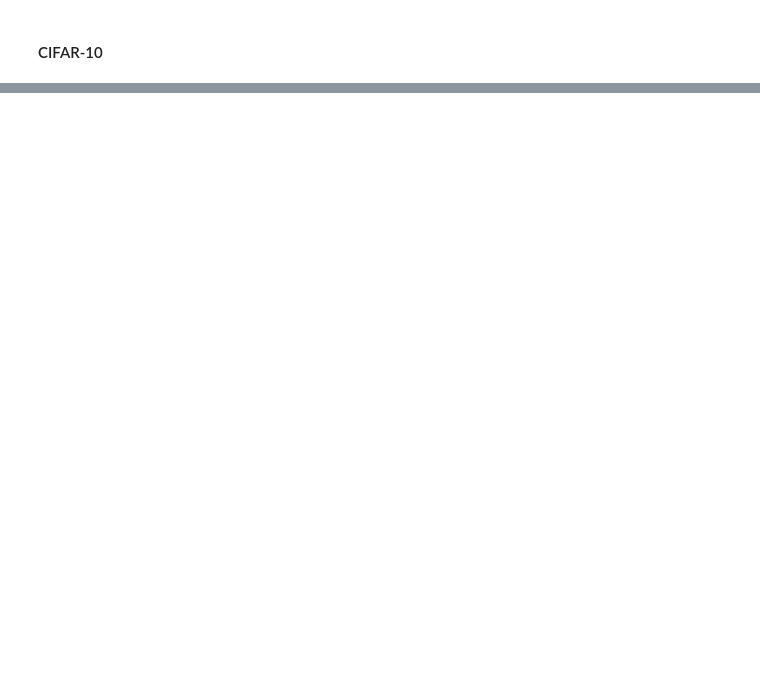
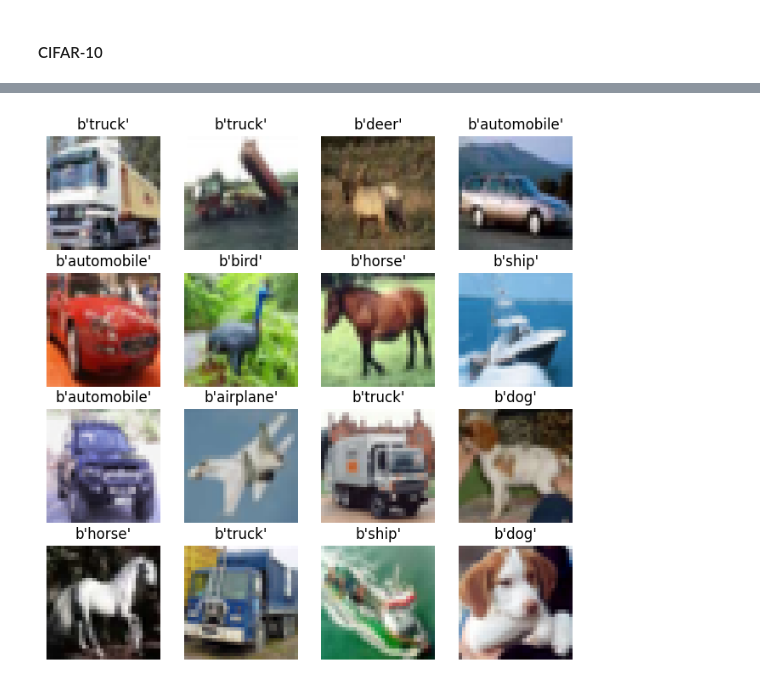
Before and after one commit to TeoJung7971/CS231n_Personal_Study, a Jupyter notebook: Practice/Week1/Week1.ipynb, the cells around one changed output, grey strips where cells are left out. Saved outputs shown, nothing was run; the diff lists cells and outputs as text; code cells hidden in the pictures; blank space fills up the shorter version.

```diff
--- a/Practice/Week1/Week1.ipynb
+++ b/Practice/Week1/Week1.ipynb
@@ -192 +255,4 @@ class CIFAR_Dataset(Dataset):
         return image, label
+# %%
+CIFAR_train = CIFAR_Dataset(data_dir='CIFAR-10', train=True, transform=transform)
+CIFAR_test = CIFAR_Dataset(data_dir='CIFAR-10', train=False, transform=transform)
@@ -192,0 +270,18 @@ class CIFAR_Dataset(Dataset):
+# %%
+figure = plt.figure(figsize=(8, 8))
+cols, rows = 4, 4
+
+for i in range(1, cols * rows + 1):
+    figure.add_subplot(rows, cols, i)
+    if i <= cols * rows / 2:
+        plt.title(label_names[CIFAR_train.labels[i]])
+        plt.axis('off')
+        plt.imshow(CIFAR_train.img[i].reshape(3, 32, 32).transpose(1,2,0))
+    else:
+        plt.title(label_names[CIFAR_test.labels[i]])
+        plt.axis('off')
+        plt.imshow(CIFAR_test.img[i].reshape(3, 32, 32).transpose(1,2,0))
+
+plt.show()
+# %% [output]
+[figure, added]
```
Also changed, not shown: parts of 24 cells of this notebook, 3 other files.
